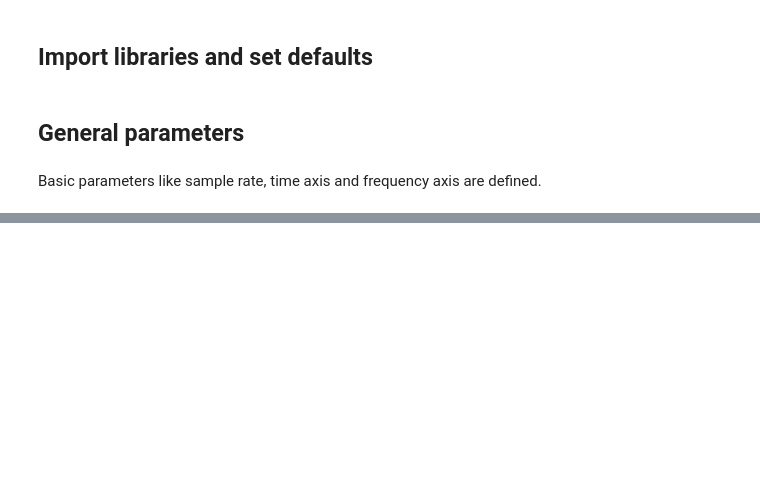
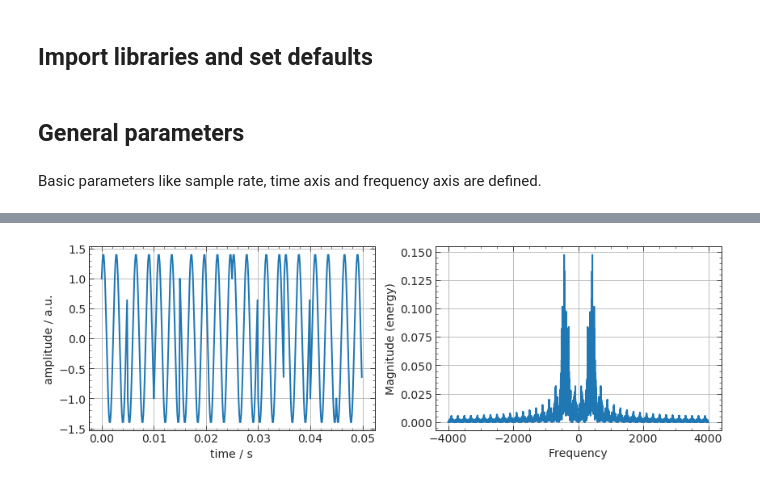
Before and after one commit to htw-ikt-noelle/Uebertragungsverfahren, a Jupyter notebook: digital_modulation.ipynb, the cells around one changed output, grey strips where cells are left out. Saved outputs shown, nothing was run; the diff lists cells and outputs as text; code cells hidden in the pictures; blank space fills up the shorter version.

```diff
--- a/digital_modulation.ipynb
+++ b/digital_modulation.ipynb
@@ -128,0 +134,22 @@ plt.tight_layout()
+# %%
+c_i = np.cos(2*np.pi*fc*t)
+c_q = -np.sin(2*np.pi*fc*t)
+
+x_mod = x_i*c_i + x_q*c_q
+
+# plotting
+n_row = 1
+n_col = 2
+fig_size = [i*j for i,j in zip(plt.rcParams['figure.figsize'], [n_col, n_row])]
+fig = plt.figure(figsize=fig_size)
+
+ax = fig.add_subplot(n_row, n_col, 1)
+plt.plot(t[0:np.int(n_symb_show*sps):], x_mod[0:np.int(n_symb_show*sps):] ,'C0')
+ax.set(xlabel="time / s", ylabel="amplitude / a.u.")
+
+ax = fig.add_subplot(n_row, n_col, 2)
+ax.magnitude_spectrum(x_mod ,sides="twosided", Fs=sr, scale="linear", color='C0')
+
+plt.tight_layout()
+# %% [output]
+[figure, added]
```
Also changed, not shown: parts of 3 cells of this notebook.
